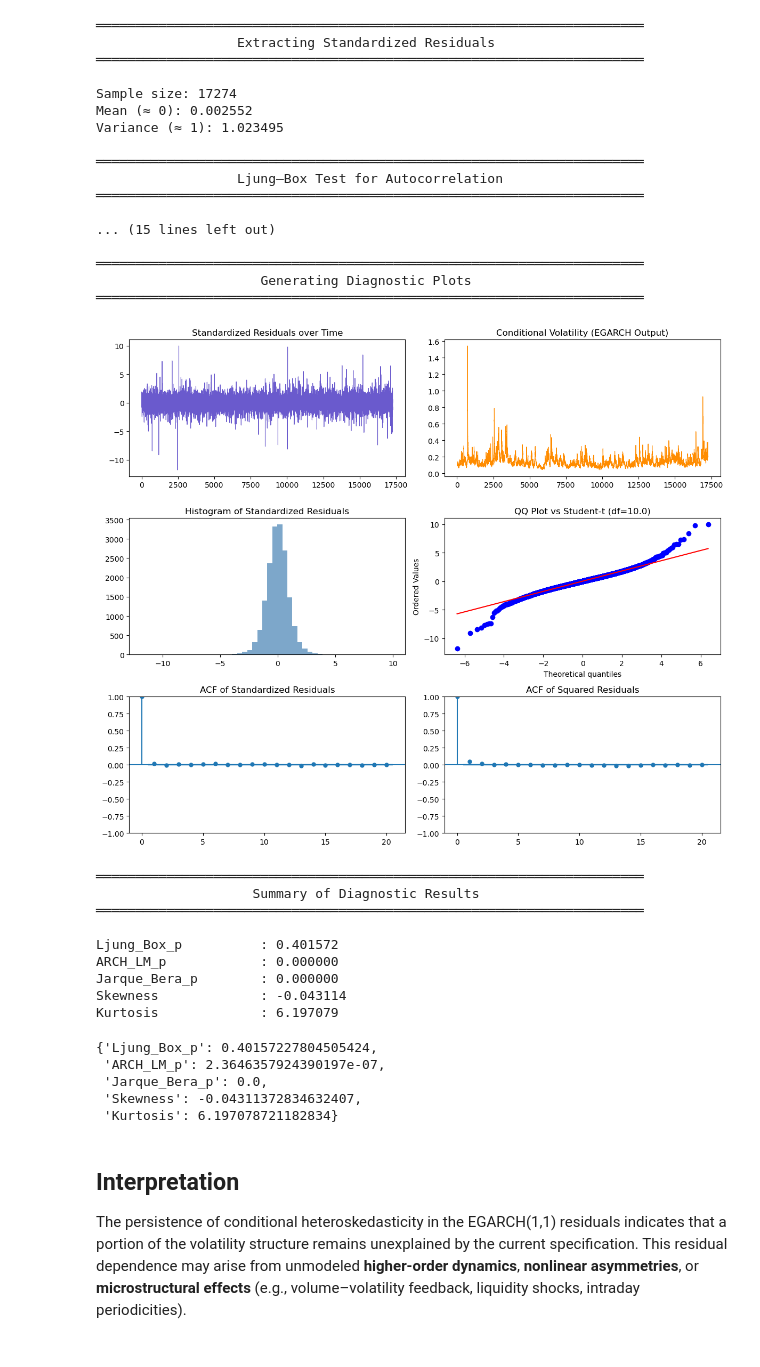
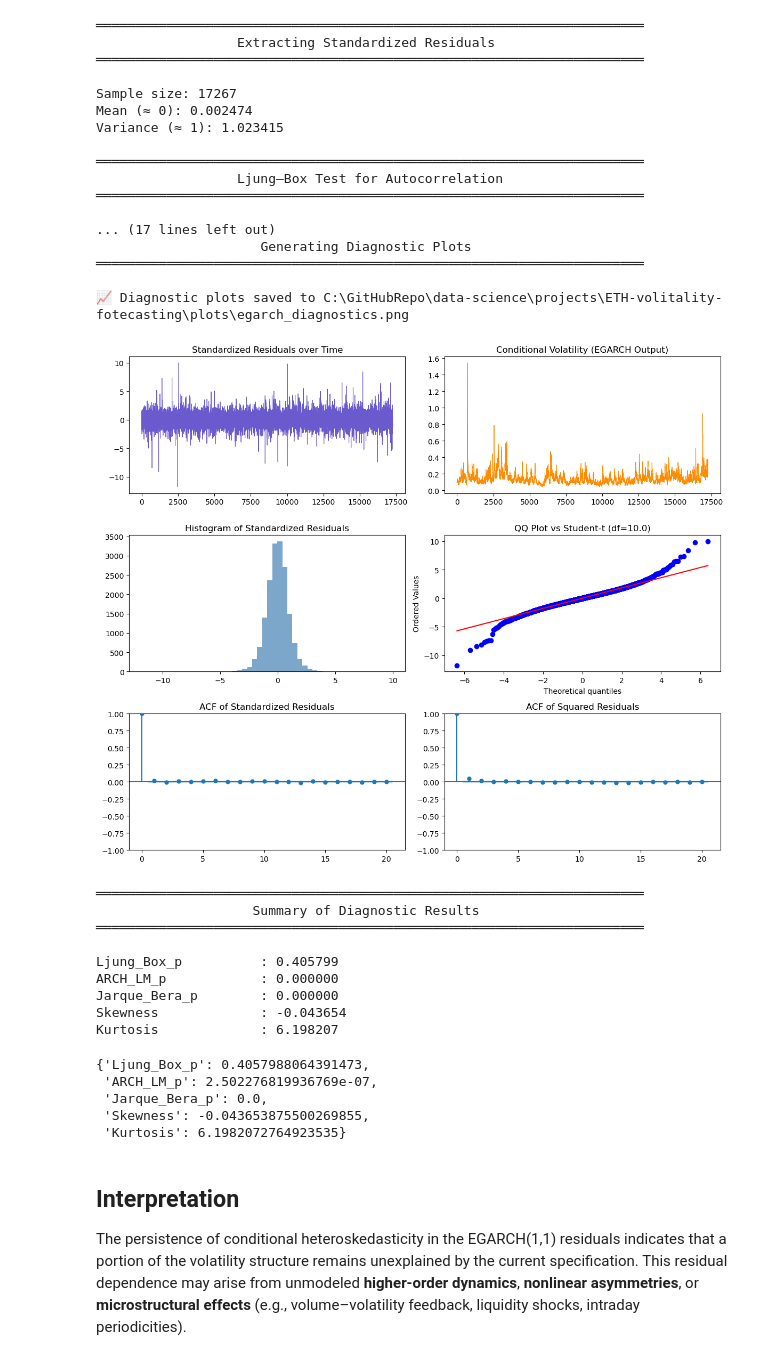
Before and after one commit to n00b0dyy/data-science, a Jupyter notebook: projects/ETH-volitality-fotecasting/notebooks/04_EGARCH_Diagnostics.ipynb, the cells around one changed output. Saved outputs shown, nothing was run; the diff lists cells and outputs as text; code cells hidden in the pictures.

```diff
--- a/projects/ETH-volitality-fotecasting/notebooks/04_EGARCH_Diagnostics.ipynb
+++ b/projects/ETH-volitality-fotecasting/notebooks/04_EGARCH_Diagnostics.ipynb
@@ -5,8 +5,8 @@
 import os
 import sys
 
-# --- Add project root and src folder to sys.path ---
-notebook_dir = os.path.dirname(os.path.abspath("__file__"))
+# 🛠 CHANGE: poprawne ustawienie ścieżek względem lokalizacji notebooka
+notebook_dir = os.path.abspath(os.getcwd())
 project_root = os.path.abspath(os.path.join(notebook_dir, ".."))
 src_path = os.path.join(project_root, "src")
 
@@ -17,10 +17,8 @@ for path in [project_root, src_path]:
 print(f"Project root: {project_root}")
 print(f"Src path: {src_path}")
 
-
+# 🛠 CHANGE: nie potrzebujemy już train_egarch w notebooku
 from src.config import *
-from src.data_loader import load_eth_data
-from src.egarch_model import train_egarch
 from src.egarch_diagnostics import (
     egarch_residual_diagnostics,
     plot_conditional_variance,
@@ -72,7 +47,13 @@ Data shape: (17280, 12)
 # %%
-# Train EGARCH(1,1) model
-# You can change parameters here interactively
-p, o, q = 1, 1, 1
+# === Load pre-trained EGARCH model ===
+import pickle
 
-res, df = train_egarch(df, p=p, o=o, q=q)
+model_path = os.path.join(project_root, "data", "egarch_model.pkl")
+if not os.path.exists(model_path):
+    raise FileNotFoundError(f"❌ Trained model not found: {model_path}")
+
+with open(model_path, "rb") as f:
+    res = pickle.load(f)
+
+print(f"✅ Loaded EGARCH model from {model_path}")
 # %% [output]
@@ -143,40 +61,40 @@ Covariance estimator: robust
 # %%
-# Run residual diagnostics on the fitted model
-diagnostics = egarch_residual_diagnostics(res, lags=20, save_plots=False)
+# === Run residual diagnostics on the trained model ===
+diagnostics = egarch_residual_diagnostics(res, lags=20, save_plots=True)
 diagnostics
 # %% [output]
 ══════════════════════════════════════════════════════════════════════
                   Extracting Standardized Residuals
 ══════════════════════════════════════════════════════════════════════
 
-Sample size: 17274
-Mean (≈ 0): 0.002552
-Variance (≈ 1): 1.023495
+Sample size: 17267
+Mean (≈ 0): 0.002474
+Variance (≈ 1): 1.023415
 
 ══════════════════════════════════════════════════════════════════════
                   Ljung–Box Test for Autocorrelation
 ══════════════════════════════════════════════════════════════════════
 
-... (15 lines left out)
-
-══════════════════════════════════════════════════════════════════════
+... (17 lines left out)
                      Generating Diagnostic Plots
 ══════════════════════════════════════════════════════════════════════
+
+📈 Diagnostic plots saved to C:\GitHubRepo\data-science\projects\ETH-volitality-fotecasting\plots\egarch_diagnostics.png
-[figure, old version]
+[figure, new version]
 ══════════════════════════════════════════════════════════════════════
                     Summary of Diagnostic Results
 ══════════════════════════════════════════════════════════════════════
 
-Ljung_Box_p          : 0.401572
+Ljung_Box_p          : 0.405799
 ARCH_LM_p            : 0.000000
 Jarque_Bera_p        : 0.000000
-Skewness             : -0.043114
-Kurtosis             : 6.197079
+Skewness             : -0.043654
+Kurtosis             : 6.198207
-{'Ljung_Box_p': 0.40157227804505424,
- 'ARCH_LM_p': 2.3646357924390197e-07,
+{'Ljung_Box_p': 0.4057988064391473,
+ 'ARCH_LM_p': 2.502276819936769e-07,
  'Jarque_Bera_p': 0.0,
- 'Skewness': -0.04311372834632407,
- 'Kurtosis': 6.197078721182834}
+ 'Skewness': -0.043653875500269855,
+ 'Kurtosis': 6.1982072764923535}
 # %% [markdown]
 ## Interpretation
 The persistence of conditional heteroskedasticity in the EGARCH(1,1) residuals indicates that a portion of the volatility structure remains unexplained by the current specification. This residual dependence may arise from unmodeled **higher-order dynamics**, **nonlinear asymmetries**, or **microstructural effects** (e.g., volume–volatility feedback, liquidity shocks, intraday periodicities).
```
Also changed, not shown: parts of 3 cells of this notebook, 5 other files.
